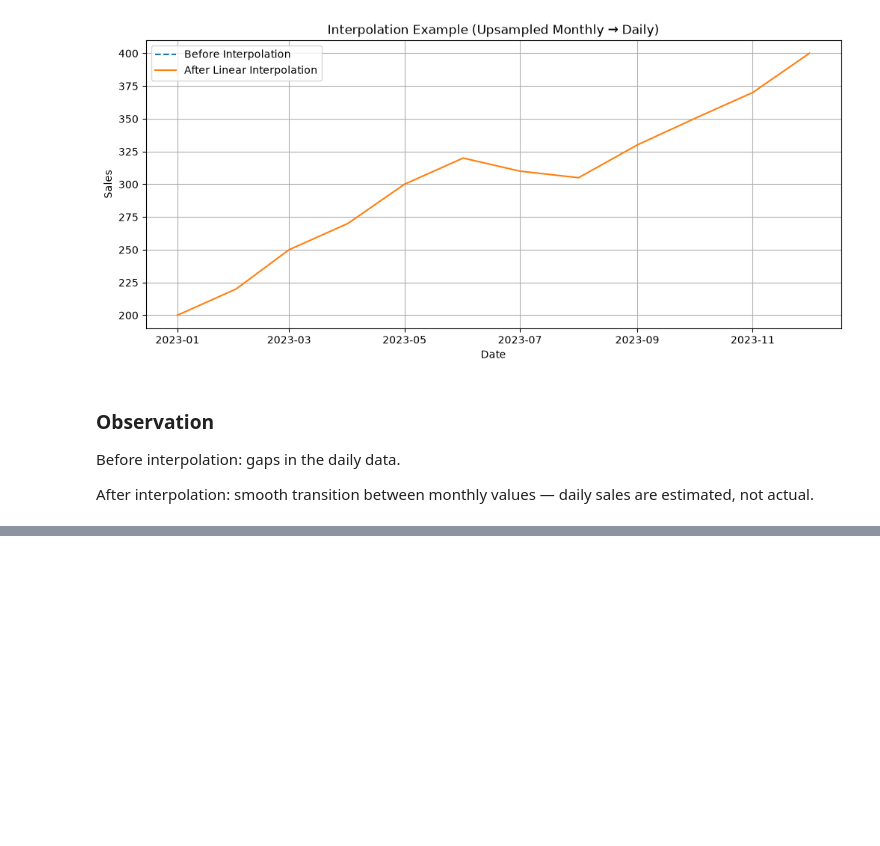
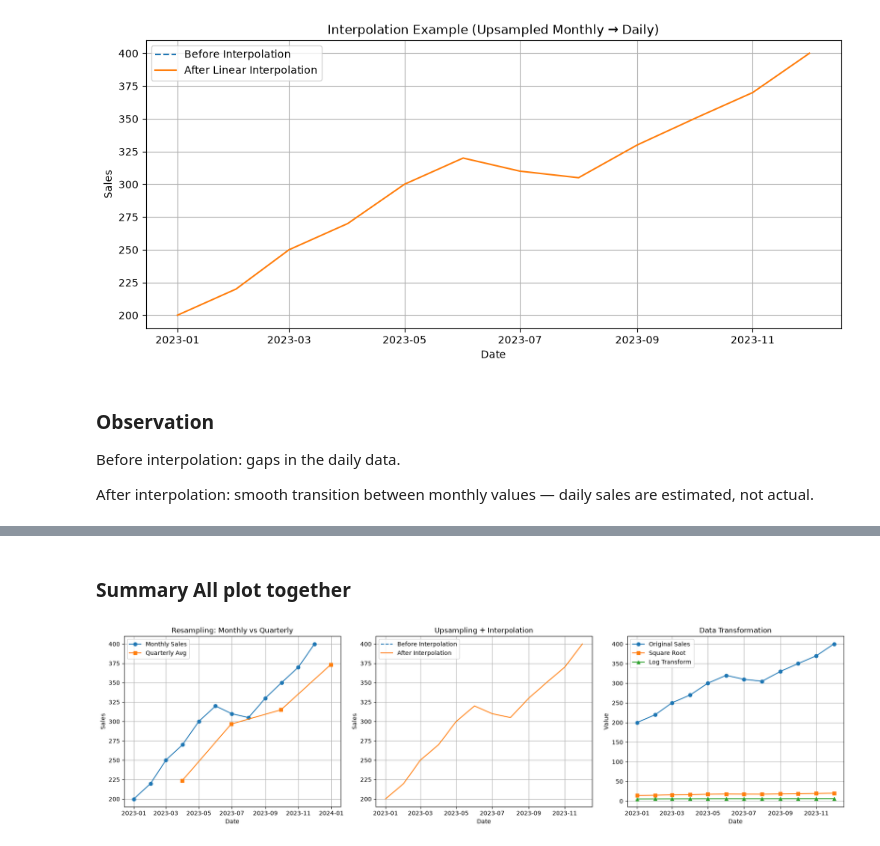
Before and after one commit to neeraj654123/Data-Science, a Jupyter notebook: Time Series Forecasting/03_Data_preparation.ipynb, the cells around one changed output, grey strips where cells are left out. Saved outputs shown, nothing was run; the diff lists cells and outputs as text; code cells hidden in the pictures; blank space fills up the shorter version.

```diff
--- a/Time Series Forecasting/03_Data_preparation.ipynb
+++ b/Time Series Forecasting/03_Data_preparation.ipynb
@@ -154,0 +236,60 @@ After interpolation: smooth transition between monthly values — daily sales ar
+# %% [markdown]
+### Summary All plot together
+# %%
+import pandas as pd
+import numpy as np
+import matplotlib.pyplot as plt
+
+# Create monthly sales data
+dates = pd.date_range(start="2023-01-01", periods=12, freq='MS')
+sales = [200, 220, 250, 270, 300, 320, 310, 305, 330, 350, 370, 400]
+df_monthly = pd.DataFrame({"Sales": sales}, index=dates)
+
+# 1️⃣ Resampling - Downsampling to Quarterly
+df_quarterly = df_monthly.resample('QE').mean()
+
+# 2️⃣ Upsampling - Monthly → Daily
+df_daily = df_monthly.resample('D').mean()
+
+# Interpolation on daily data
+df_daily_interp = df_daily.interpolate(method='linear')
+
+# 3️⃣ Transformation on original data
+df_monthly["SquareRoot"] = np.sqrt(df_monthly["Sales"])
+df_monthly["Log"] = np.log(df_monthly["Sales"])
+
+# --- Create subplot grid ---
+fig, axes = plt.subplots(1, 3, figsize=(18,5))
+
+# Plot 1: Resampling
+axes[0].plot(df_monthly.index, df_monthly["Sales"], marker='o', label="Monthly Sales")
+axes[0].plot(df_quarterly.index, df_quarterly["Sales"], marker='s', label="Quarterly Avg")
+axes[0].set_title("Resampling: Monthly vs Quarterly")
+axes[0].set_xlabel("Date")
+axes[0].set_ylabel("Sales")
+axes[0].legend()
+axes[0].grid(True)
+
+# Plot 2: Interpolation
+axes[1].plot(df_daily.index, df_daily["Sales"], linestyle='--', label="Before Interpolation")
+axes[1].plot(df_daily_interp.index, df_daily_interp["Sales"], label="After Interpolation")
+axes[1].set_title("Upsampling + Interpolation")
+axes[1].set_xlabel("Date")
+axes[1].set_ylabel("Sales")
+axes[1].legend()
+axes[1].grid(True)
+
+# Plot 3: Transformation
+axes[2].plot(df_monthly.index, df_monthly["Sales"], marker='o', label="Original Sales")
+axes[2].plot(df_monthly.index, df_monthly["SquareRoot"], marker='s', label="Square Root")
+axes[2].plot(df_monthly.index, df_monthly["Log"], marker='^', label="Log Transform")
+axes[2].set_title("Data Transformation")
+axes[2].set_xlabel("Date")
+axes[2].set_ylabel("Value")
+axes[2].legend()
+axes[2].grid(True)
+
+plt.tight_layout()
+plt.show()
+# %% [output]
+[figure, added]
```
Also changed, not shown: parts of 7 cells of this notebook.
